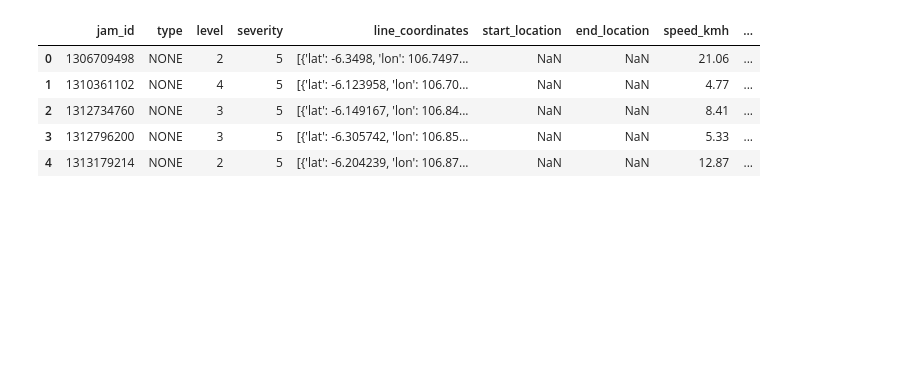
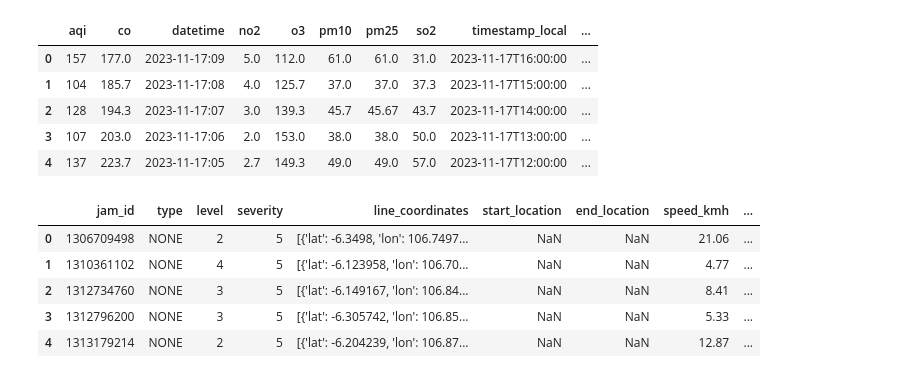
Before and after one commit to dundorma/end-to-end-data-engineering, a Jupyter notebook: etl/playground.ipynb, the cells around one changed output. Saved outputs shown, nothing was run; the diff lists cells and outputs as text; code cells hidden in the pictures; blank space fills up the shorter version.

```diff
--- a/etl/playground.ipynb
+++ b/etl/playground.ipynb
@@ -1,5 +1,15 @@
 # %%
 import pandas as pd
+# %%
+df = pd.read_csv('../raw_data/air_quality_data.csv')
+df.head()
+# %% [output]
+|  | aqi | co | datetime | no2 | o3 | pm10 | pm25 | so2 | timestamp_local | ... |
+| 0 | 157 | 177.0 | 2023-11-17:09 | 5.0 | 112.0 | 61.0 | 61.0 | 31.0 | 2023-11-17T16:00:00 | ... |
+| 1 | 104 | 185.7 | 2023-11-17:08 | 4.0 | 125.7 | 37.0 | 37.0 | 37.3 | 2023-11-17T15:00:00 | ... |
+| 2 | 128 | 194.3 | 2023-11-17:07 | 3.0 | 139.3 | 45.7 | 45.67 | 43.7 | 2023-11-17T14:00:00 | ... |
+| 3 | 107 | 203.0 | 2023-11-17:06 | 2.0 | 153.0 | 38.0 | 38.0 | 50.0 | 2023-11-17T13:00:00 | ... |
+| 4 | 137 | 223.7 | 2023-11-17:05 | 2.7 | 149.3 | 49.0 | 49.0 | 57.0 | 2023-11-17T12:00:00 | ... |
 # %%
 df = pd.read_csv('../raw_data/traffic_jam_data.csv')
 df.head()
```
Also changed, not shown: parts of 4 cells of this notebook, 7 other files.
